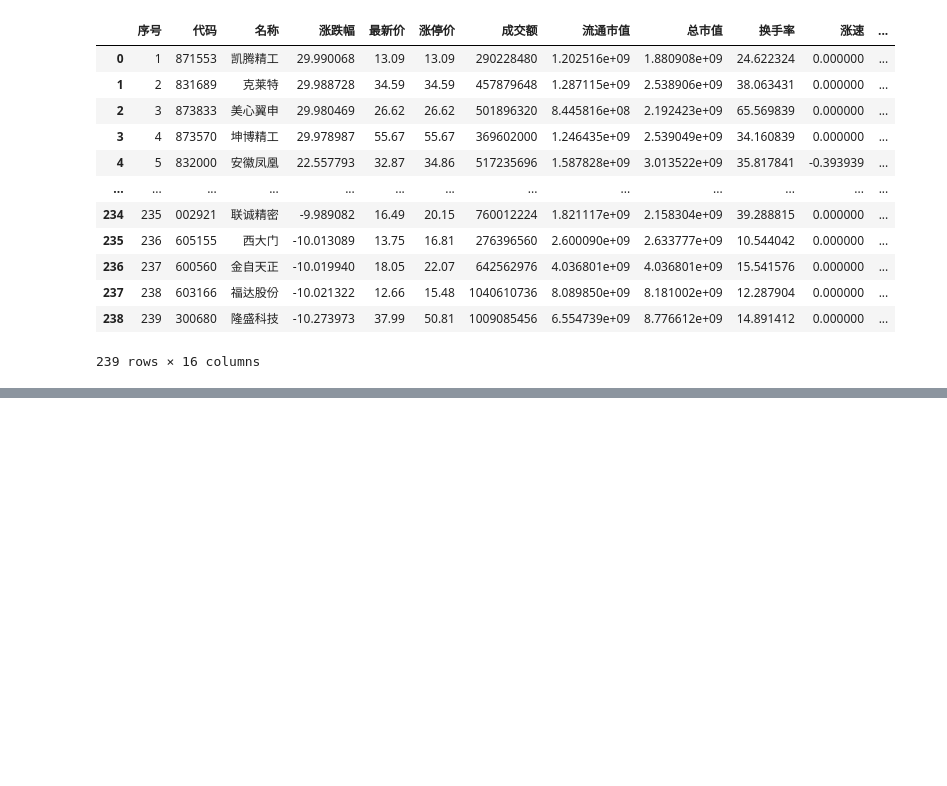
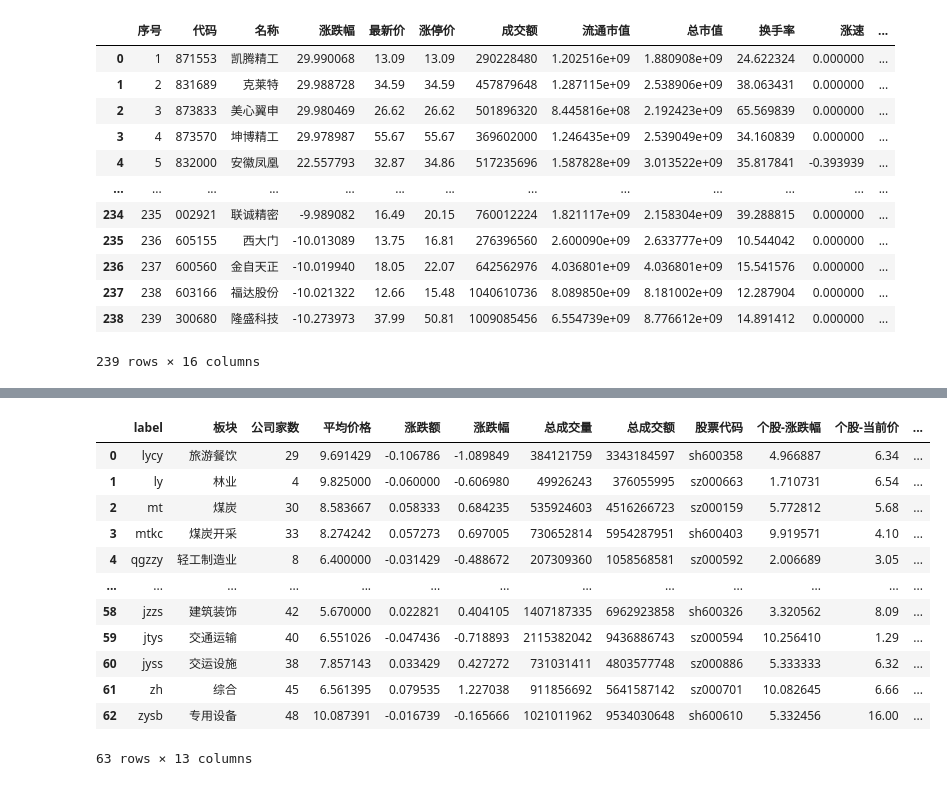
Before and after one commit to EveryFine/GeniusTradeTracker, a Jupyter notebook: tracker/app/akshare/akshare.ipynb, the cells around one changed output, grey strips where cells are left out. Saved outputs shown, nothing was run; the diff lists cells and outputs as text; code cells hidden in the pictures; blank space fills up the shorter version.

```diff
--- a/tracker/app/akshare/akshare.ipynb
+++ b/tracker/app/akshare/akshare.ipynb
@@ -206,0 +479,19 @@ stock_zt_pool_strong_em_df
+# %%
+import akshare as ak
+
+stock_industry_sina_df = ak.stock_sector_spot(indicator="启明星行业")
+stock_industry_sina_df
+# %% [output]
+|  | label | 板块 | 公司家数 | 平均价格 | 涨跌额 | 涨跌幅 | 总成交量 | 总成交额 | 股票代码 | 个股-涨跌幅 | 个股-当前价 | ... |
+| 0 | lycy | 旅游餐饮 | 29 | 9.691429 | -0.106786 | -1.089849 | 384121759 | 3343184597 | sh600358 | 4.966887 | 6.34 | ... |
+| 1 | ly | 林业 | 4 | 9.825000 | -0.060000 | -0.606980 | 49926243 | 376055995 | sz000663 | 1.710731 | 6.54 | ... |
+| 2 | mt | 煤炭 | 30 | 8.583667 | 0.058333 | 0.684235 | 535924603 | 4516266723 | sz000159 | 5.772812 | 5.68 | ... |
+| 3 | mtkc | 煤炭开采 | 33 | 8.274242 | 0.057273 | 0.697005 | 730652814 | 5954287951 | sh600403 | 9.919571 | 4.10 | ... |
+| 4 | qgzzy | 轻工制造业 | 8 | 6.400000 | -0.031429 | -0.488672 | 207309360 | 1058568581 | sz000592 | 2.006689 | 3.05 | ... |
+| ... | ... | ... | ... | ... | ... | ... | ... | ... | ... | ... | ... | ... |
+| 58 | jzzs | 建筑装饰 | 42 | 5.670000 | 0.022821 | 0.404105 | 1407187335 | 6962923858 | sh600326 | 3.320562 | 8.09 | ... |
+| 59 | jtys | 交通运输 | 40 | 6.551026 | -0.047436 | -0.718893 | 2115382042 | 9436886743 | sz000594 | 10.256410 | 1.29 | ... |
+| 60 | jyss | 交运设施 | 38 | 7.857143 | 0.033429 | 0.427272 | 731031411 | 4803577748 | sz000886 | 5.333333 | 6.32 | ... |
+| 61 | zh | 综合 | 45 | 6.561395 | 0.079535 | 1.227038 | 911856692 | 5641587142 | sz000701 | 10.082645 | 6.66 | ... |
+| 62 | zysb | 专用设备 | 48 | 10.087391 | -0.016739 | -0.165666 | 1021011962 | 9534030648 | sh600610 | 5.332456 | 16.00 | ... |
+63 rows × 13 columns
```
Also changed, not shown: parts of 59 cells of this notebook, 7 other files.
